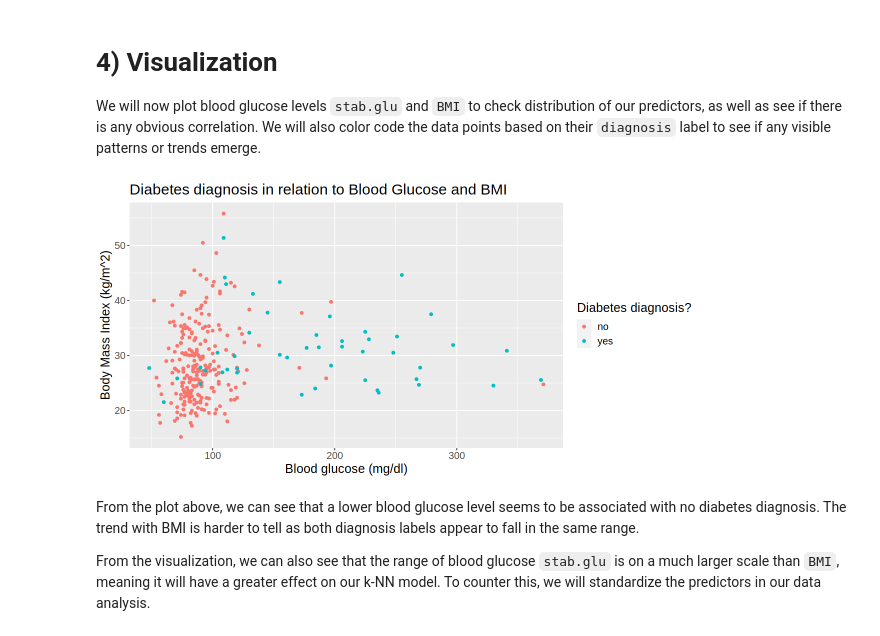
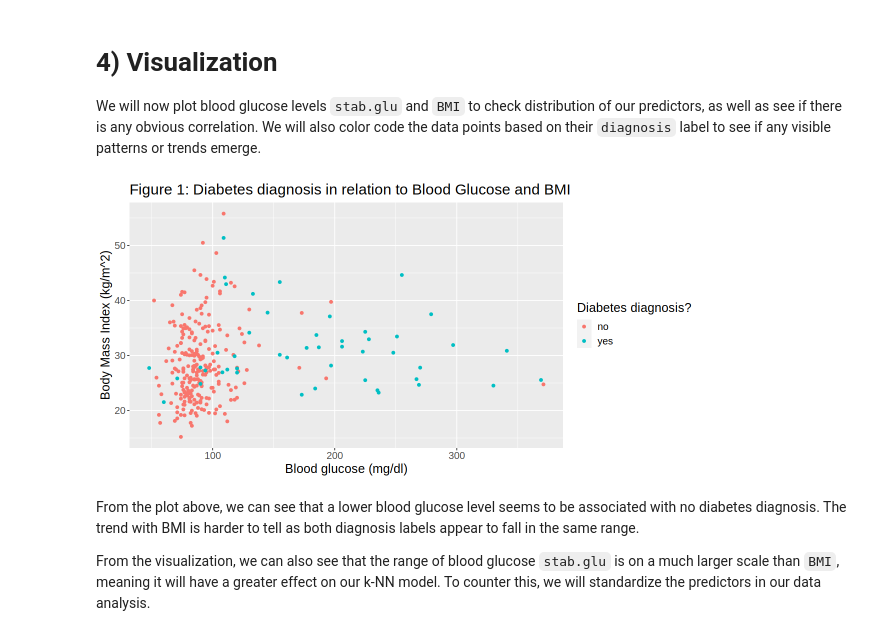
Before and after one commit to wmma2/group_18_project, a Jupyter notebook: Final_report.ipynb, the cells around one changed output. Drawn from its saved outputs; the diff is of its cells as text; code cells hidden in the pictures.

```diff
--- a/Final_report.ipynb
+++ b/Final_report.ipynb
@@ -213,17 +219,16 @@ We will now plot blood glucose levels `stab.glu` and `BMI` to check distribution
 # %%
 #run this cell
 options(repr.plot.width = 10, repr.plot.height = 5)
 
 train_plot <- diabetes_train |>
     ggplot(aes(x = stab.glu, y = BMI, colour = diagnosis)) +
     geom_point() +
     labs(x = "Blood glucose (mg/dl)", y = "Body Mass Index (kg/m^2)", colour = "Diabetes diagnosis?") +
-    ggtitle('Diabetes diagnosis in relation to Blood Glucose and BMI') +
+    ggtitle('Figure 1: Diabetes diagnosis in relation to Blood Glucose and BMI') +
     theme(text=element_text(size = 15))
-
 train_plot
 # %% [output]
-[figure, old version]
+[figure, new version]
 # %% [markdown]
 From the plot above, we can see that a lower blood glucose level seems to be associated with no diabetes diagnosis. The trend with BMI is harder to tell as both diagnosis labels appear to fall in the same range.
 
```
Also changed, not shown: parts of 14 cells of this notebook.
